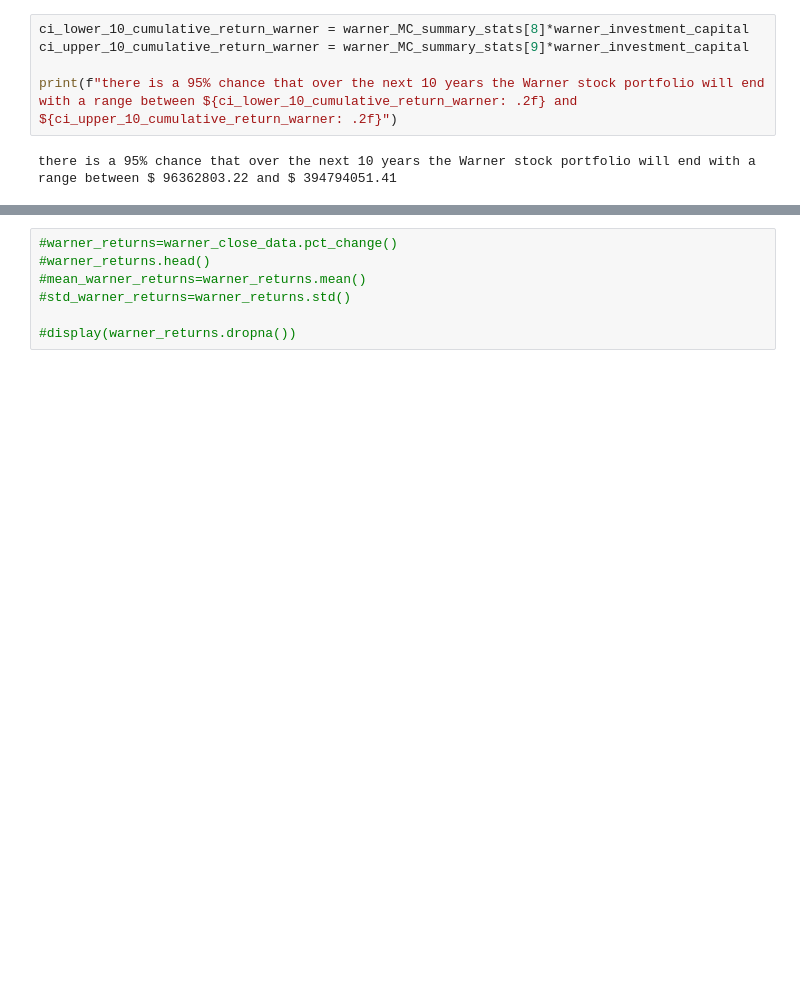
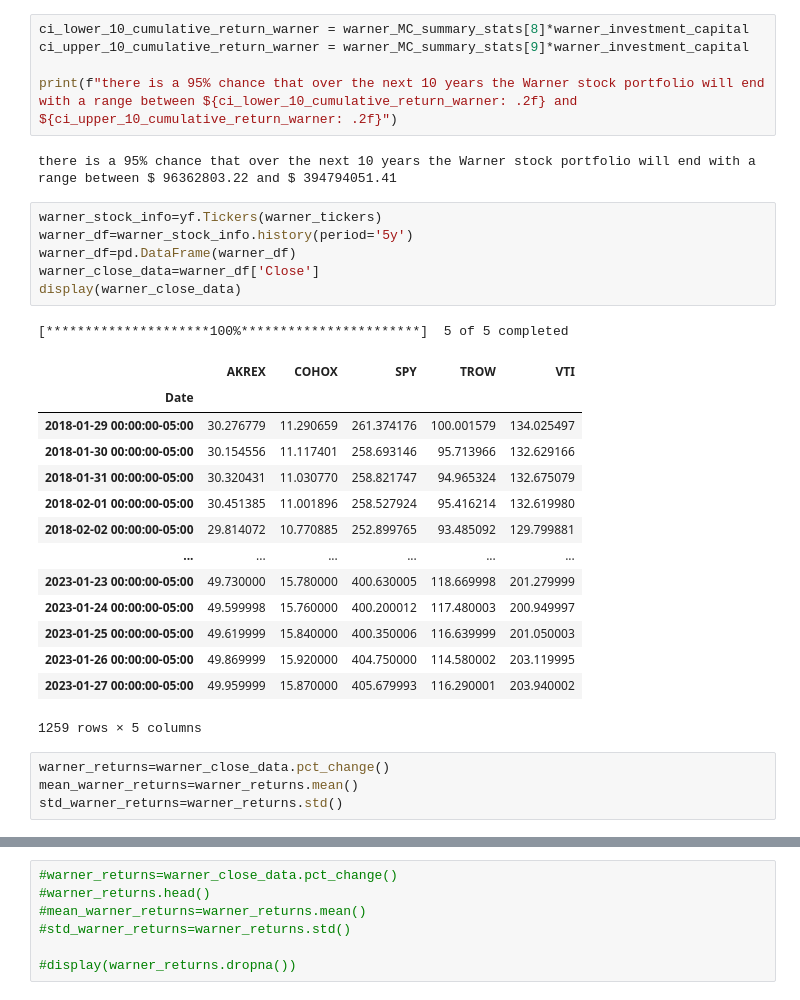
Before and after one commit to anuraggargLTI/module_8_project_1, a Jupyter notebook: politician_stocks.ipynb, the cells around one changed output, grey strips where cells are left out. Saved outputs shown, nothing was run; the diff lists cells and outputs as text; blank space fills up the shorter version.

```diff
--- a/politician_stocks.ipynb
+++ b/politician_stocks.ipynb
@@ -371,3 +371,29 @@ ci_upper_10_cumulative_return_warner = warner_MC_summary_stats[9]*warner_investm
 print(f"there is a 95% chance that over the next 10 years the Warner stock portfolio will end with a range between ${ci_lower_10_cumulative_return_warner: .2f} and ${ci_upper_10_cumulative_return_warner: .2f}")
 # %% [output]
 there is a 95% chance that over the next 10 years the Warner stock portfolio will end with a range between $ 96362803.22 and $ 394794051.41
+# %%
+warner_stock_info=yf.Tickers(warner_tickers)
+warner_df=warner_stock_info.history(period='5y')
+warner_df=pd.DataFrame(warner_df)
+warner_close_data=warner_df['Close']
+display(warner_close_data)
+# %% [output]
+[*********************100%***********************]  5 of 5 completed
+|  | AKREX | COHOX | SPY | TROW | VTI |
+| Date |  |  |  |  |  |
+| 2018-01-29 00:00:00-05:00 | 30.276779 | 11.290659 | 261.374176 | 100.001579 | 134.025497 |
+| 2018-01-30 00:00:00-05:00 | 30.154556 | 11.117401 | 258.693146 | 95.713966 | 132.629166 |
+| 2018-01-31 00:00:00-05:00 | 30.320431 | 11.030770 | 258.821747 | 94.965324 | 132.675079 |
+| 2018-02-01 00:00:00-05:00 | 30.451385 | 11.001896 | 258.527924 | 95.416214 | 132.619980 |
+| 2018-02-02 00:00:00-05:00 | 29.814072 | 10.770885 | 252.899765 | 93.485092 | 129.799881 |
+| ... | ... | ... | ... | ... | ... |
+| 2023-01-23 00:00:00-05:00 | 49.730000 | 15.780000 | 400.630005 | 118.669998 | 201.279999 |
+| 2023-01-24 00:00:00-05:00 | 49.599998 | 15.760000 | 400.200012 | 117.480003 | 200.949997 |
+| 2023-01-25 00:00:00-05:00 | 49.619999 | 15.840000 | 400.350006 | 116.639999 | 201.050003 |
+| 2023-01-26 00:00:00-05:00 | 49.869999 | 15.920000 | 404.750000 | 114.580002 | 203.119995 |
+| 2023-01-27 00:00:00-05:00 | 49.959999 | 15.870000 | 405.679993 | 116.290001 | 203.940002 |
+1259 rows × 5 columns
+# %%
+warner_returns=warner_close_data.pct_change()
+mean_warner_returns=warner_returns.mean()
+std_warner_returns=warner_returns.std()
```
Also changed, not shown: parts of 4 cells of this notebook.
